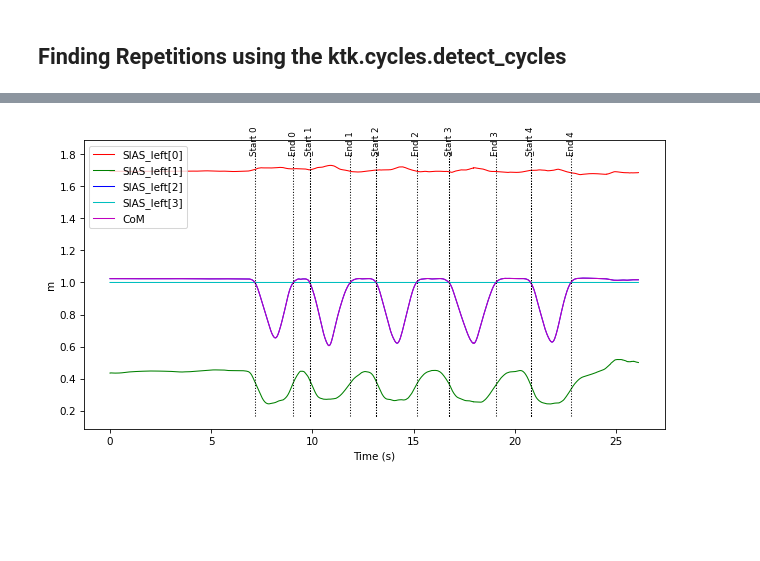
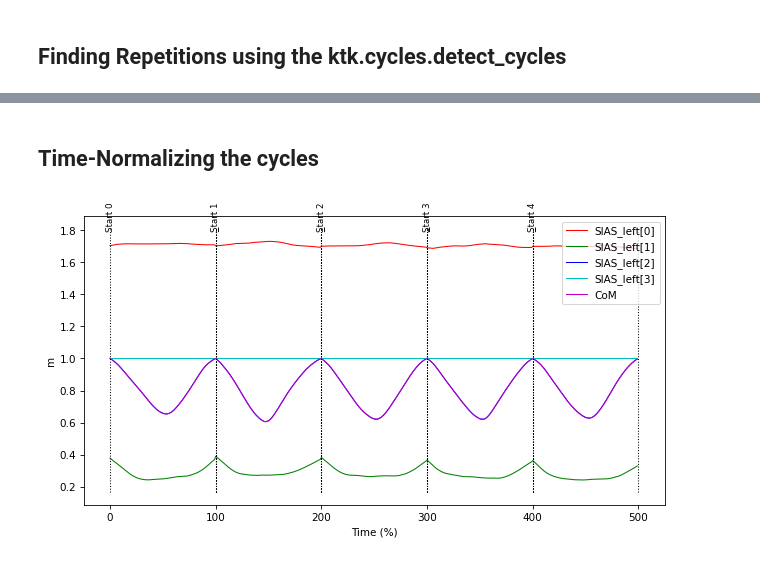
Before and after one commit to MuhammadUtoro/biomechanics, a Jupyter notebook: cycle.ipynb, the cells around one changed output, grey strips where cells are left out. Cells and saved outputs as stored; diff of their text form; code cells hidden in the pictures; blank space fills up the shorter version.

Commit message:
time-normalize and combining

```diff
--- a/cycle.ipynb
+++ b/cycle.ipynb
@@ -27,4 +30,7 @@ start_end = ktk.cycles.detect_cycles(l_asis, "CoM", event_names=["Start", "End"]
-# %%
-start_end.plot()
-# %% [output]
-[figure, removed]
+# %% [markdown]
+## Time-Normalizing the cycles
+# %%
+start_end_norm = ktk.cycles.time_normalize(start_end, event_name1='Start', event_name2="End")
+start_end_norm.plot()
+# %% [output]
+[figure, added]
```
Also changed, not shown: parts of 3 cells of this notebook.
